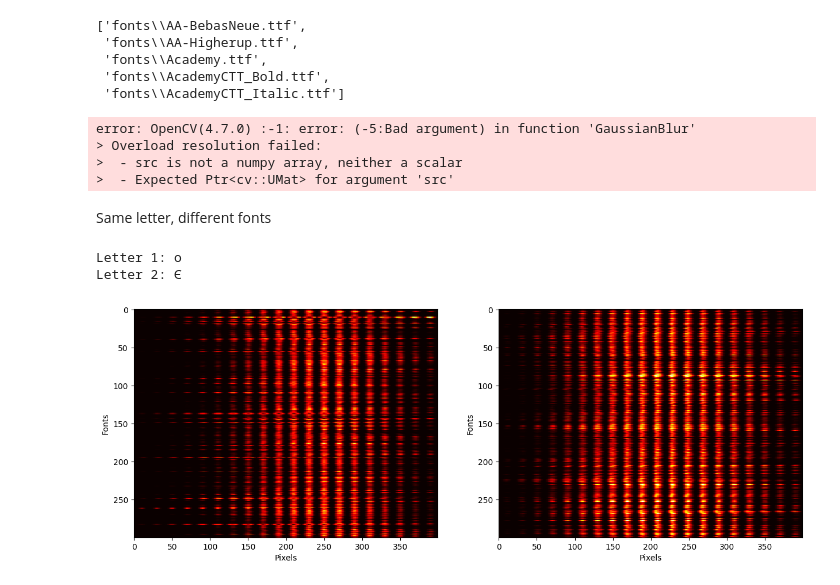
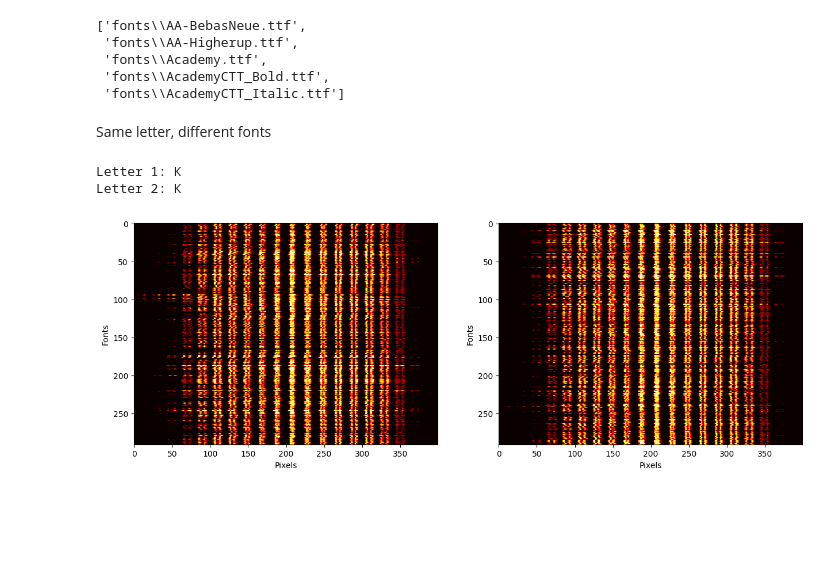
Before and after one commit to KERRAT/UkrainianOCR, a Jupyter notebook: generate/datagen.ipynb, the cells around one changed output. Cells and saved outputs as stored; diff of their text form; code cells hidden in the pictures; blank space fills up the shorter version.

```diff
--- a/generate/datagen.ipynb
+++ b/generate/datagen.ipynb
@@ -16,6 +16,6 @@ def is_fontfile(full_path):
     return (extension_dot != -1) and \
            (full_path[extension_dot + 1 :] in font_extensions)
 # %%
-alphabet = list('АБВГҐДЕЄЖЗИІЇЙКЛМНОПРСТУФХЦЧШЩЬЮЯабвгґдеєжзиіїйклмнопрстуфхцчшщьюя1234567890№%@,.?:;"!()-\'')
+alphabet = list('абвгґдеєжзиіїйклмнопрстуфхцчшщьюя1234567890№%@,.?:;"!()-\'АБВГҐДЕЄЖЗИІЇЙКЛМНОПРСТУФХЦЧШЩЬЮЯ')
 np.array(alphabet)
 # %% [output]
@@ -60,16 +60,15 @@ def font_name(full_path):
 # font_name(font_files)[100:110]
 # %%
 import random
-from PIL import Image, ImageDraw, ImageFont, ImageFilter
+from PIL import Image, ImageDraw, ImageFont, ImageOps
+import cv2
 
 background_color = 0
 fill_color = 255
 
-def char_to_image(char, font_file, img_size, min_scale=0.6, max_scale=1):
-    # Генеруємо випадковий масштабний фактор
-    scale_factor = random.uniform(min_scale, max_scale)
+def char_to_image(char, font_file, img_size, scale_reduction):
 
-    font_size = int(img_size * 0.9 * scale_factor)
+    font_size = int(img_size * (0.9 - scale_reduction))
 
     img = Image.new('L', (img_size, img_size), background_color)
     drawer = ImageDraw.Draw(img)
@@ -83,61 +82,87 @@ def char_to_image(char, font_file, img_size, min_scale=0.6, max_scale=1):
 
     drawer.text((x, y), char, fill_color, font=font)
 
-    return add_blur(img)
+    # Convert the image to OpenCV format
+    open_cv_image = np.array(img)
 
-def add_blur(image, blur_size=(5, 5), blur_sigma=0):
-    # Конвертація зображення з PIL до OpenCV формату
-    open_cv_image = np.array(image)
-    open_cv_image = open_cv_image[:, :, ::-1].copy()
+    # Binarize the image
+    _, binarized_image = cv2.threshold(open_cv_image, 128, 255, cv2.THRESH_BINARY)
 
-    # Застосування гаусового блюру
-    blurred_image = cv2.GaussianBlur(open_cv_image, blur_size, blur_sigma)
+    kernel = cv2.getStructuringElement(cv2.MORPH_RECT, (3, 3))
+    dilated = cv2.dilate(binarized_image, kernel, iterations=1)
+
+    # Find contours in the binarized image
+    contours, _ = cv2.findContours(dilated, cv2.RETR_EXTERNAL, cv2.CHAIN_APPROX_SIMPLE)
+
+    # Find the bounding box of the largest contour (assuming it's the character)
+
+    if not contours:
+        return None
+
+    largest_contour = max(contours, key=cv2.contourArea)
+    x, y, w, h = cv2.boundingRect(largest_contour)
+
+    # Crop the image to the bounding box
+    cropped_image = img.crop((x, y, x + w, y + h))
+
+    bottom_padding = 2
+    left_padding = (img_size - w) // 2
+    top_padding = img_size - bottom_padding - h
+    right_padding = img_size - left_padding - w
+
+    padded_image = ImageOps.expand(cropped_image, (left_padding, top_padding, right_padding, bottom_padding), fill=background_color)
+
+    padded_image_np = np.array(padded_image)
+
+    blurred_image = cv2.GaussianBlur(padded_image_np, (3, 3), 0)
+
+    blurred_image_uint8 = blurred_image.astype(np.uint8)
 
     # Конвертація зображення назад до PIL формату
-    image = Image.fromarray(cv2.cvtColor(blurred_image, cv2.COLOR_BGR2RGB))
-
+    image = Image.fromarray(blurred_image_uint8)
     return image
 
 # Зразок зображення з випадковою аугментацією розміру
-augmented_image = char_to_image('A', font_files[40], 32)
+augmented_image = char_to_image('д', font_files[40], 32, 1/10)
 
 # Перевірка
 augmented_image.show()
-# %% [output]
-error: OpenCV(4.7.0) :-1: error: (-5:Bad argument) in function 'GaussianBlur'
-> Overload resolution failed:
->  - src is not a numpy array, neither a scalar
->  - Expected Ptr<cv::UMat> for argument 'src'
 # %% [markdown]
 Same letter, different fonts
 # %%
 i = [np.random.randint(0, len(alphabet)) for _ in range(2)]
 
 imgs = [[], []]
 
 for _ in range(300):
     j = [np.random.randint(0, len(font_files)) for _ in range(2)]
 
-    imgs[0].append(np.array(char_to_image(alphabet[i[0]], font_files[j[0]], 20)).reshape(400))
-    imgs[1].append(np.array(char_to_image(alphabet[i[1]], font_files[j[1]], 20)).reshape(400))
+    char_img_0 = char_to_image(alphabet[i[0]], font_files[j[0]], 20)
+    char_img_1 = char_to_image(alphabet[i[1]], font_files[j[1]], 20)
+
+    if char_img_0 is None or char_img_1 is None:
+        continue
+
+    imgs[0].append(np.array(char_img_0).reshape(400))
+    imgs[1].append(np.array(char_img_1).reshape(400))
 
 pylab.rcParams['figure.figsize'] = 15, 15
 fig = plt.figure()
 
 subplots = []
 
 for k in range(2):
     subplots.append(fig.add_subplot(1,2,k+1))
     subplots[k].set_xlabel('Pixels')
     subplots[k].set_ylabel('Fonts')
     subplots[k].imshow(imgs[k], cmap='hot', interpolation='none')
 
 print('Letter 1:', alphabet[i[0]])
 print('Letter 2:', alphabet[i[1]])
 # %% [output]
-Letter 1: о
-Letter 2: Є
+Letter 1: К
+Letter 2: К
-[figure, old version]
+[figure, new version]
 # %%
 j = [np.random.randint(0, len(font_files)) for _ in range(2)]
 
```
Also changed, not shown: parts of 5 cells of this notebook, 5 other files.
